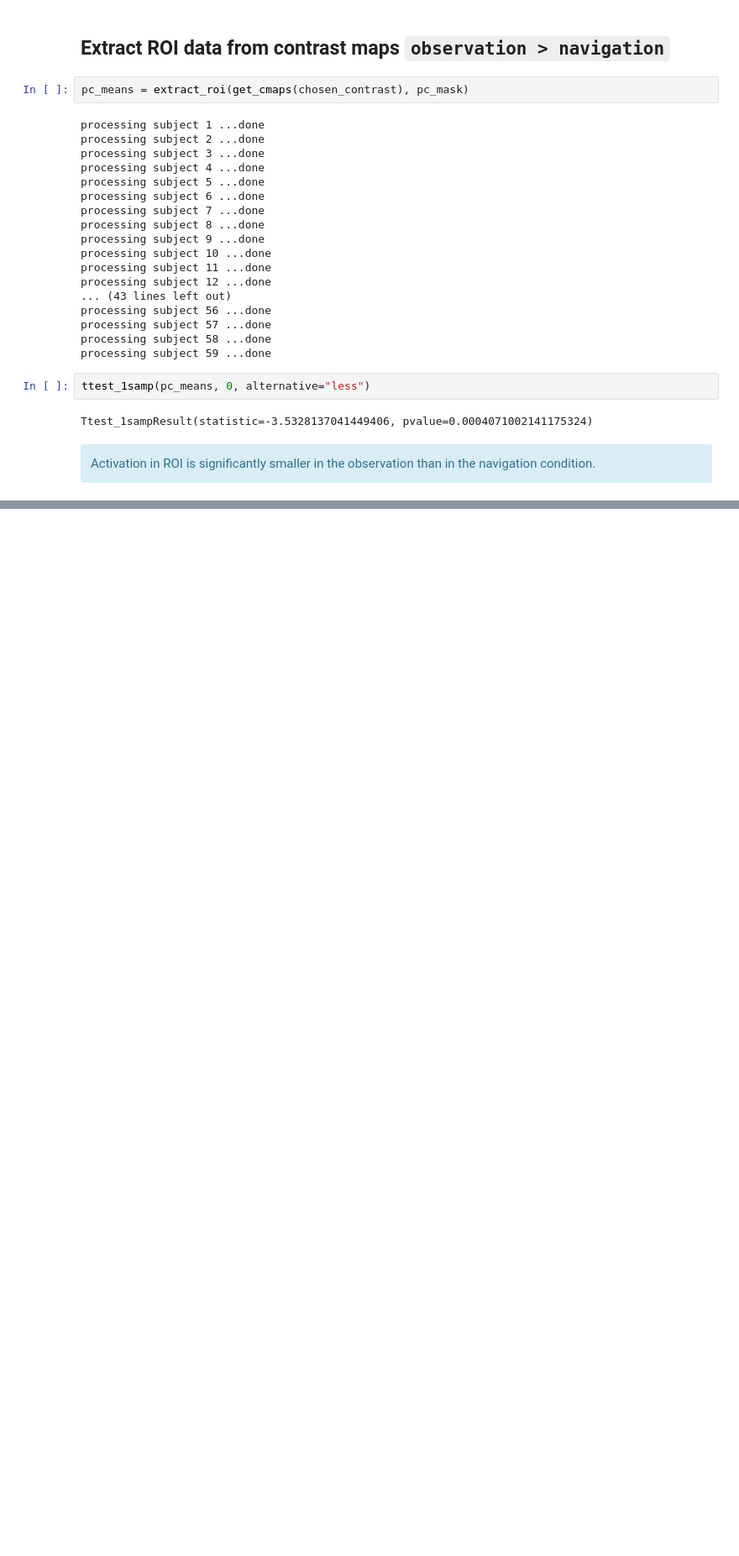
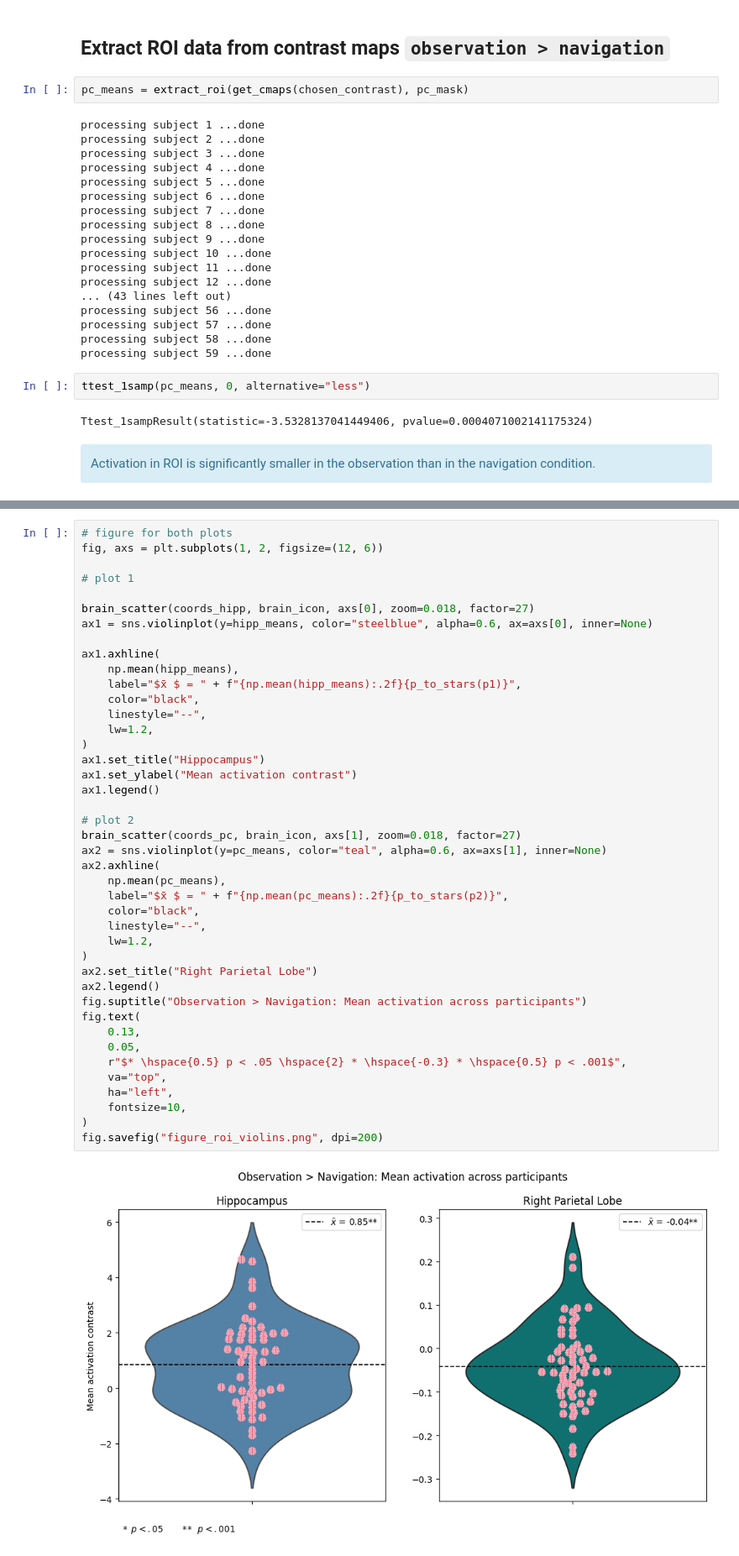
Before and after one commit to dominikpegler/tewa2-neuroimaging, a Jupyter notebook: assignments/group/Group assignment.ipynb, the cells around one changed output, grey strips where cells are left out. Shown at 84% size. Saved outputs shown, nothing was run; the diff lists cells and outputs as text; blank space fills up the shorter version.

```diff
--- a/assignments/group/Group assignment.ipynb
+++ b/assignments/group/Group assignment.ipynb
@@ -859,0 +956,44 @@ There is a significant correlation between the activations of these two ROI. Thi
+# %%
+# figure for both plots
+fig, axs = plt.subplots(1, 2, figsize=(12, 6))
+
+# plot 1
+
+brain_scatter(coords_hipp, brain_icon, axs[0], zoom=0.018, factor=27)
+ax1 = sns.violinplot(y=hipp_means, color="steelblue", alpha=0.6, ax=axs[0], inner=None)
+
+ax1.axhline(
+    np.mean(hipp_means),
+    label="$x̄ $ = " + f"{np.mean(hipp_means):.2f}{p_to_stars(p1)}",
+    color="black",
+    linestyle="--",
+    lw=1.2,
+)
+ax1.set_title("Hippocampus")
+ax1.set_ylabel("Mean activation contrast")
+ax1.legend()
+
+# plot 2
+brain_scatter(coords_pc, brain_icon, axs[1], zoom=0.018, factor=27)
+ax2 = sns.violinplot(y=pc_means, color="teal", alpha=0.6, ax=axs[1], inner=None)
+ax2.axhline(
+    np.mean(pc_means),
+    label="$x̄ $ = " + f"{np.mean(pc_means):.2f}{p_to_stars(p2)}",
+    color="black",
+    linestyle="--",
+    lw=1.2,
+)
+ax2.set_title("Right Parietal Lobe")
+ax2.legend()
+fig.suptitle("Observation > Navigation: Mean activation across participants")
+fig.text(
+    0.13,
+    0.05,
+    r"$* \hspace{0.5} p < .05 \hspace{2} * \hspace{-0.3} * \hspace{0.5} p < .001$",
+    va="top",
+    ha="left",
+    fontsize=10,
+)
+fig.savefig("figure_roi_violins.png", dpi=200)
+# %% [output]
+[figure, added]
```
Also changed, not shown: parts of 31 cells of this notebook.
